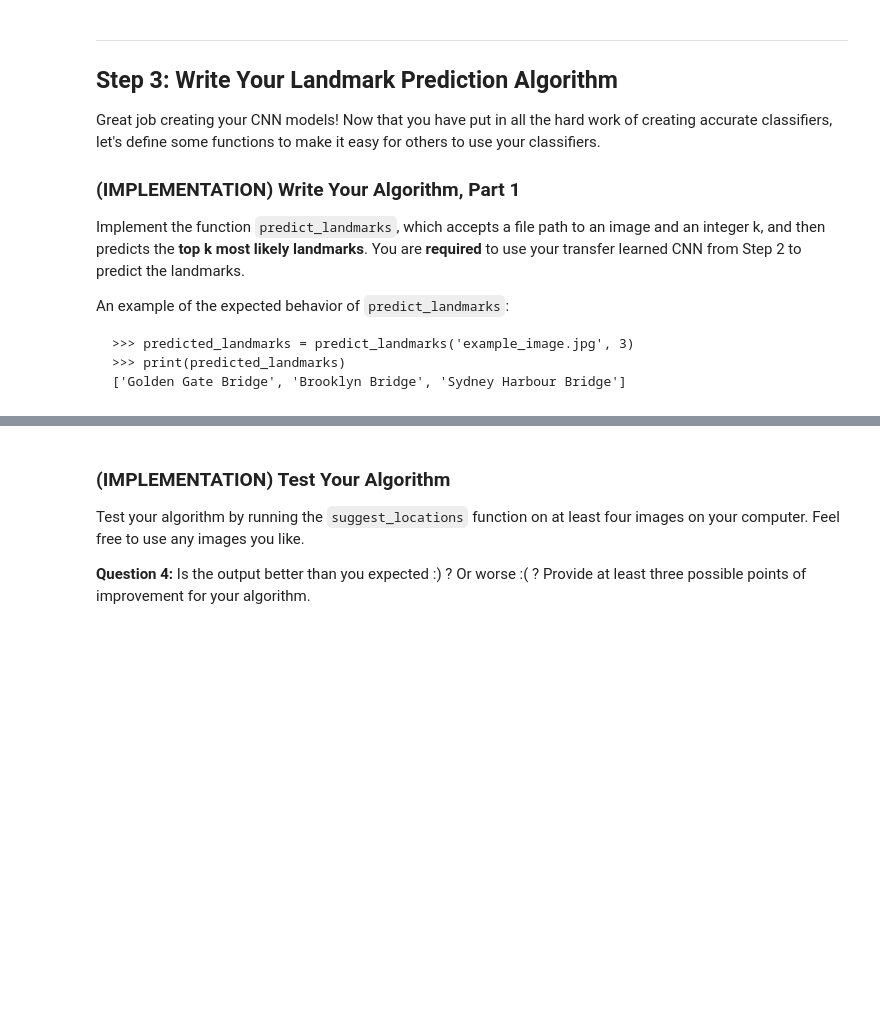
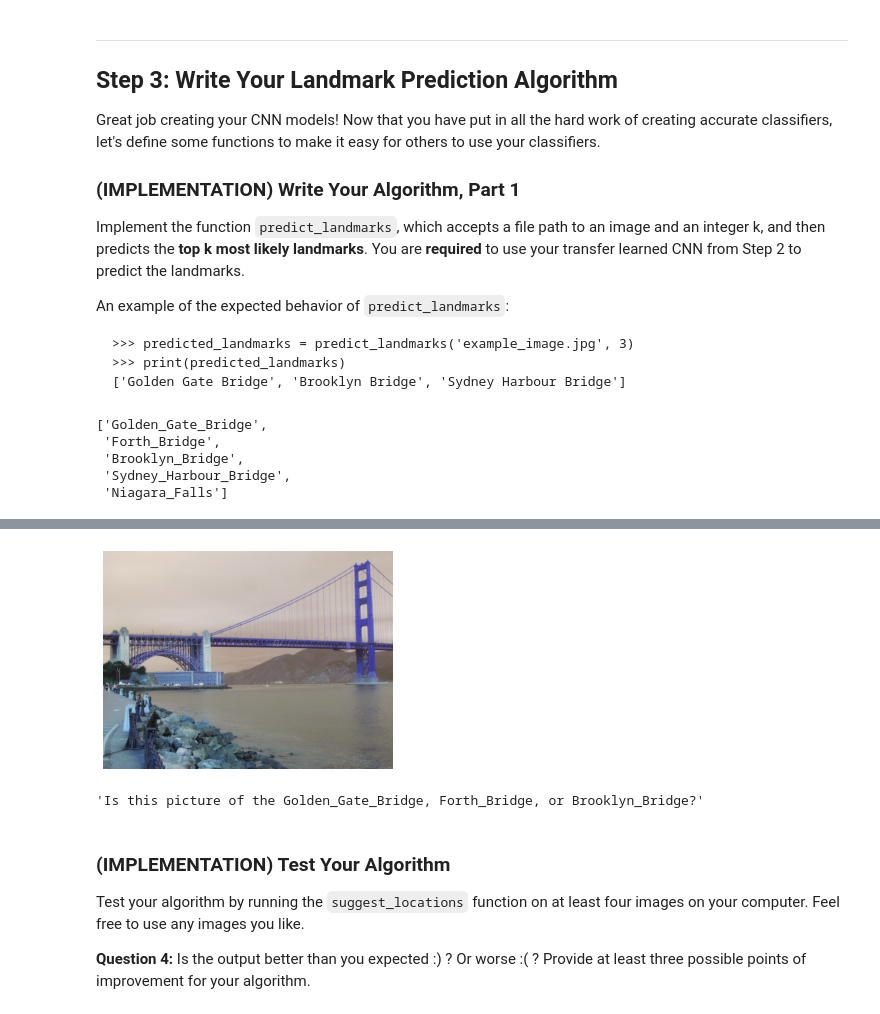
Before and after one commit to cae0027/landmark-project, a Jupyter notebook: landmark.ipynb, the cells around one changed output, grey strips where cells are left out. Saved outputs shown, nothing was run; the diff lists cells and outputs as text; code cells hidden in the pictures; blank space fills up the shorter version.

```diff
--- a/landmark.ipynb
+++ b/landmark.ipynb
@@ -472,7 +470,7 @@ If you like, **you are welcome to use the same data loaders from the previous st
 ## Specify appropriate transforms, and batch_sizes
 
 # Define training and test data directories
-data_dir = 'landmark_images/'
+data_dir = 'landmark_images1/'
 train_dir = os.path.join(data_dir, 'train/')
 test_dir = os.path.join(data_dir, 'test/')
 
@@ -584,7 +582,7 @@ Beyond the understanding the `vgg16` model was trained on 3 channel images, has
 Train and validate your model in the code cell below.  [Save the final model parameters](http://pytorch.org/docs/master/notes/serialization.html) at filepath `'model_transfer.pt'`.
 # %%
 # TODO: train the model and save the best model parameters at filepath 'model_transfer.pt'
-num_epochs = 20
+num_epochs = 100
 model_transfer = train(num_epochs, loaders_transfer, model_transfer, get_optimizer_transfer(model_transfer),
                       criterion_transfer, use_cuda, 'model_transfer.pt')
 
@@ -649,7 +654,13 @@ def predict_landmarks(img_path, k):
     return result
 
 # test on a sample image
-predict_landmarks('images/test/09.Golden_Gate_Bridge/190f3bae17c32c37.jpg', 5)
+predict_landmarks('landmark_images/test/09.Golden_Gate_Bridge/190f3bae17c32c37.jpg', 5)
+# %% [output]
+['Golden_Gate_Bridge',
+ 'Forth_Bridge',
+ 'Brooklyn_Bridge',
+ 'Sydney_Harbour_Bridge',
+ 'Niagara_Falls']
 # %% [markdown]
 ### (IMPLEMENTATION) Write Your Algorithm, Part 2
 
@@ -660,23 +671,26 @@ Some sample output for `suggest_locations` is provided below, but feel free to d
 # %%
 def suggest_locations(img_path):
     # get landmark predictions
     no_locs = 3
     predicted_landmarks = predict_landmarks(img_path, no_locs)
 
     ## TODO: display image and display landmark predictions
     # Read image
     image = cv2.imread(img_path)
     # Plot image
     plt.imshow(image)
     # Turn off axes
     plt.axis('off')
     plt.show()
     # Format model results for printing
     model_pred = "Is this picture of the " + "".join(["{}, " for i in range(no_locs-1)]) + "or {}?"
     return model_pred.format(*[lmk for lmk in predicted_landmarks])
 
 # test on a sample image
-suggest_locations('images/test/09.Golden_Gate_Bridge/190f3bae17c32c37.jpg')
+suggest_locations('landmark_images/test/09.Golden_Gate_Bridge/190f3bae17c32c37.jpg')
+# %% [output]
+[figure, added]
+'Is this picture of the Golden_Gate_Bridge, Forth_Bridge, or Brooklyn_Bridge?'
 # %% [markdown]
 ### (IMPLEMENTATION) Test Your Algorithm
 
```
Also changed, not shown: parts of 7 cells of this notebook.
